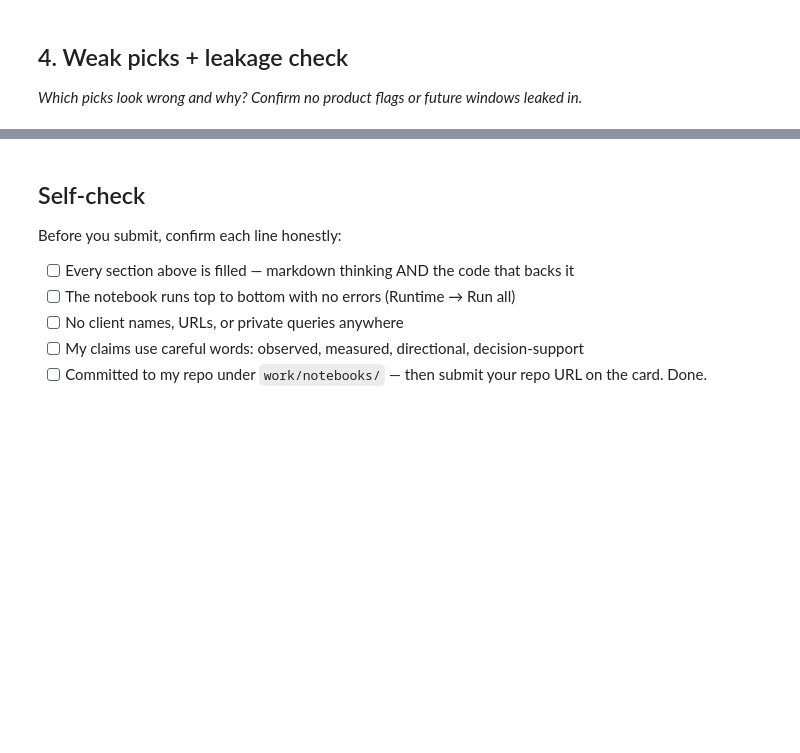
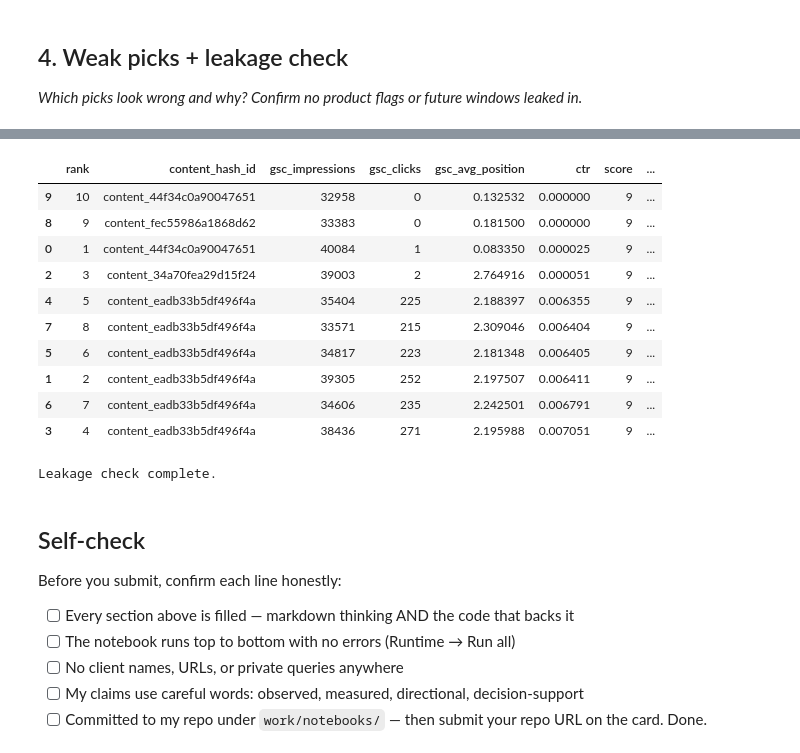
Before and after one commit to itz-me-sree/flyrank-ml-internship, a Jupyter notebook: work/notebooks/w04_baseline_score.ipynb, the cells around one changed output, grey strips where cells are left out. Saved outputs shown, nothing was run; the diff lists cells and outputs as text; code cells hidden in the pictures; blank space fills up the shorter version.

```diff
--- a/work/notebooks/w04_baseline_score.ipynb
+++ b/work/notebooks/w04_baseline_score.ipynb
@@ -36,0 +338,56 @@ This skeleton is yours to fill. Work the sections **in order** — each one has
+# %%
+# ML-07 — Weak picks + leakage check
+
+print("=== LEAKAGE CHECK ===")
+
+# Columns actually used by the baseline
+baseline_inputs = [
+    "gsc_impressions",
+    "gsc_clicks",
+    "gsc_avg_position"
+]
+
+print("Inputs used by baseline:")
+print(baseline_inputs)
+
+# Confirm the proposed target is NOT used
+print("\nTarget leakage check:")
+print("needs_refresh used in scoring: NO")
+
+# Confirm the scoring window
+print("\nTime-window check:")
+print("Baseline source window: March 2026")
+print("Future-window data used: NO")
+
+# Check repeated content IDs in Top 10
+print("\n=== TOP-10 WEAK-PICK CHECK ===")
+
+top10_content_counts = (
+    top10.groupby("content_hash_id")
+         .size()
+         .sort_values(ascending=False)
+)
+
+print("Repeated content items in Top 10:")
+print(top10_content_counts[top10_content_counts > 1])
+
+# Show the weakest CTR candidates
+print("\nTop-10 rows with lowest CTR:")
+display(
+    top10[
+        [
+            "rank",
+            "content_hash_id",
+            "gsc_impressions",
+            "gsc_clicks",
+            "gsc_avg_position",
+            "ctr",
+            "score",
+            "reason_code",
+            "action"
+        ]
+    ].sort_values("ctr").head(10)
+)
+
+print("\nLeakage check complete.")
+# %% [output]
@@ -37,3 +413,15 @@ This skeleton is yours to fill. Work the sections **in order** — each one has
+|  | rank | content_hash_id | gsc_impressions | gsc_clicks | gsc_avg_position | ctr | score | ... |
+| 9 | 10 | content_44f34c0a90047651 | 32958 | 0 | 0.132532 | 0.000000 | 9 | ... |
+| 8 | 9 | content_fec55986a1868d62 | 33383 | 0 | 0.181500 | 0.000000 | 9 | ... |
+| 0 | 1 | content_44f34c0a90047651 | 40084 | 1 | 0.083350 | 0.000025 | 9 | ... |
+| 2 | 3 | content_34a70fea29d15f24 | 39003 | 2 | 2.764916 | 0.000051 | 9 | ... |
+| 4 | 5 | content_eadb33b5df496f4a | 35404 | 225 | 2.188397 | 0.006355 | 9 | ... |
+| 7 | 8 | content_eadb33b5df496f4a | 33571 | 215 | 2.309046 | 0.006404 | 9 | ... |
+| 5 | 6 | content_eadb33b5df496f4a | 34817 | 223 | 2.181348 | 0.006405 | 9 | ... |
+| 1 | 2 | content_eadb33b5df496f4a | 39305 | 252 | 2.197507 | 0.006411 | 9 | ... |
+| 6 | 7 | content_eadb33b5df496f4a | 34606 | 235 | 2.242501 | 0.006791 | 9 | ... |
+| 3 | 4 | content_eadb33b5df496f4a | 38436 | 271 | 2.195988 | 0.007051 | 9 | ... |
+Leakage check complete.
 # %% [markdown]
 ## Self-check
 
```
Also changed, not shown: parts of 13 cells of this notebook.
